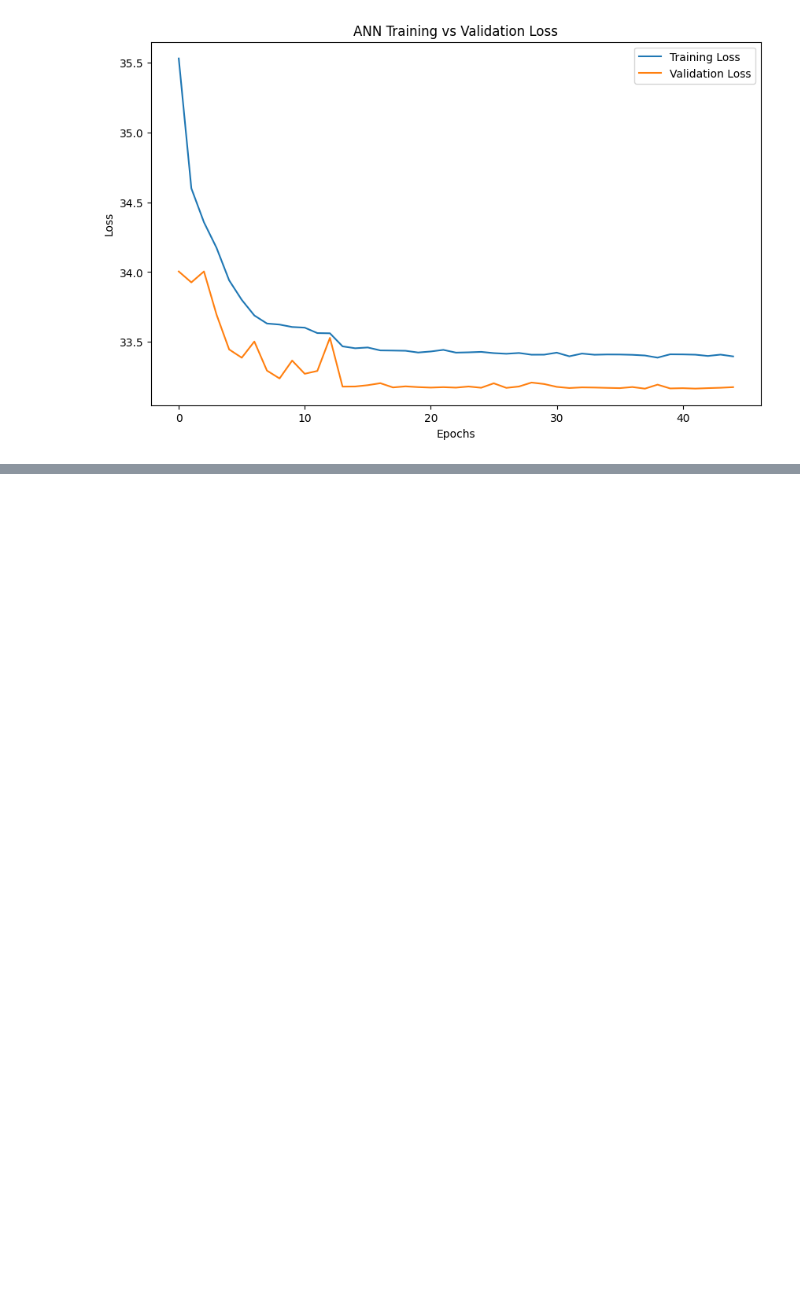
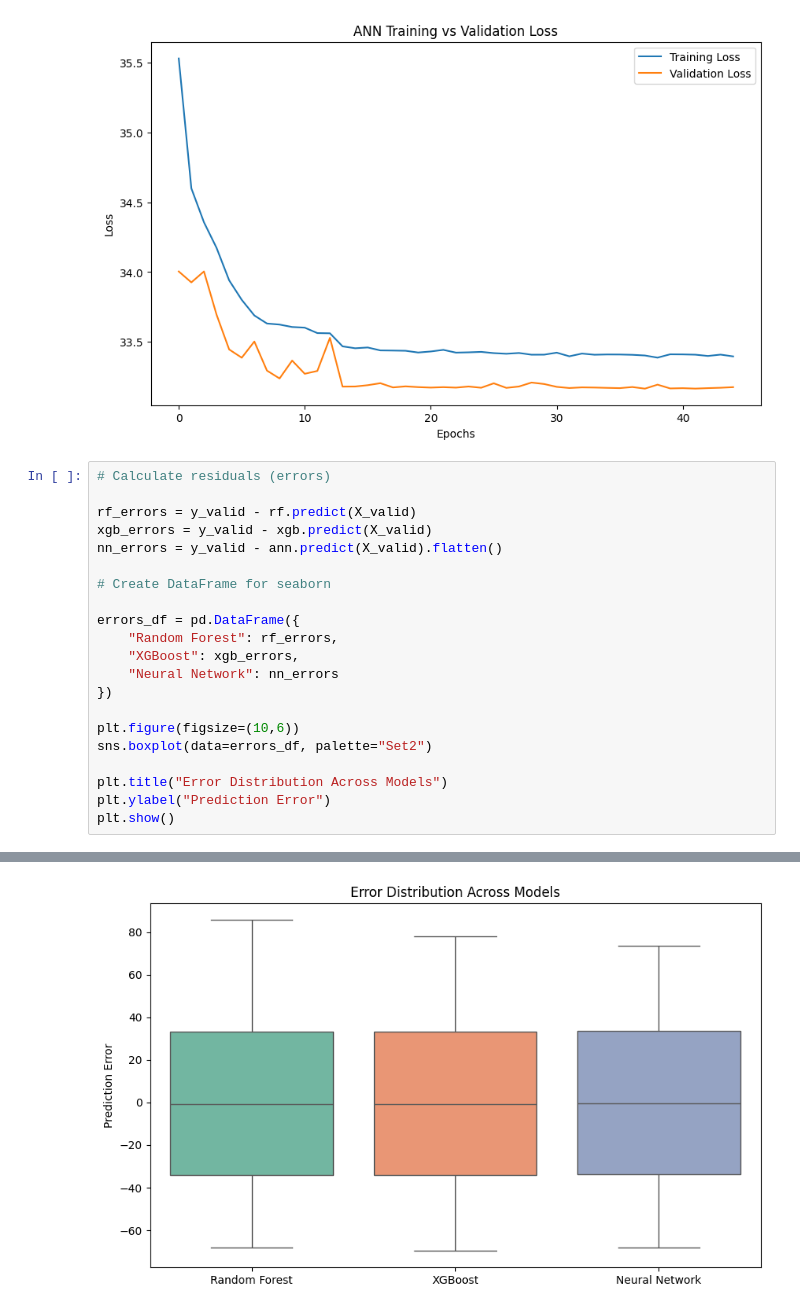
Before and after one commit to jithmiw/backpack-price-prediction, a Jupyter notebook: backpack_price_prediction.ipynb, the cells around one changed output, grey strips where cells are left out. Cells and saved outputs as stored; diff of their text form; blank space fills up the shorter version.

Commit message:
calculate residuals and compared model errors

```diff
--- a/backpack_price_prediction.ipynb
+++ b/backpack_price_prediction.ipynb
@@ -225,3 +225,25 @@ plt.legend()
 plt.show()
 # %% [output]
 [figure]
+# %%
+# Calculate residuals (errors)
+
+rf_errors = y_valid - rf.predict(X_valid)
+xgb_errors = y_valid - xgb.predict(X_valid)
+nn_errors = y_valid - ann.predict(X_valid).flatten()
+
+# Create DataFrame for seaborn
+
+errors_df = pd.DataFrame({
+    "Random Forest": rf_errors,
+    "XGBoost": xgb_errors,
+    "Neural Network": nn_errors
+})
+
+plt.figure(figsize=(10,6))
+sns.boxplot(data=errors_df, palette="Set2")
+
+plt.title("Error Distribution Across Models")
+plt.ylabel("Prediction Error")
+plt.show()
+# %% [output]
@@ -227,0 +251 @@ plt.show()
+[figure, added]
```
Also changed, not shown: parts of 1 cell of this notebook.
